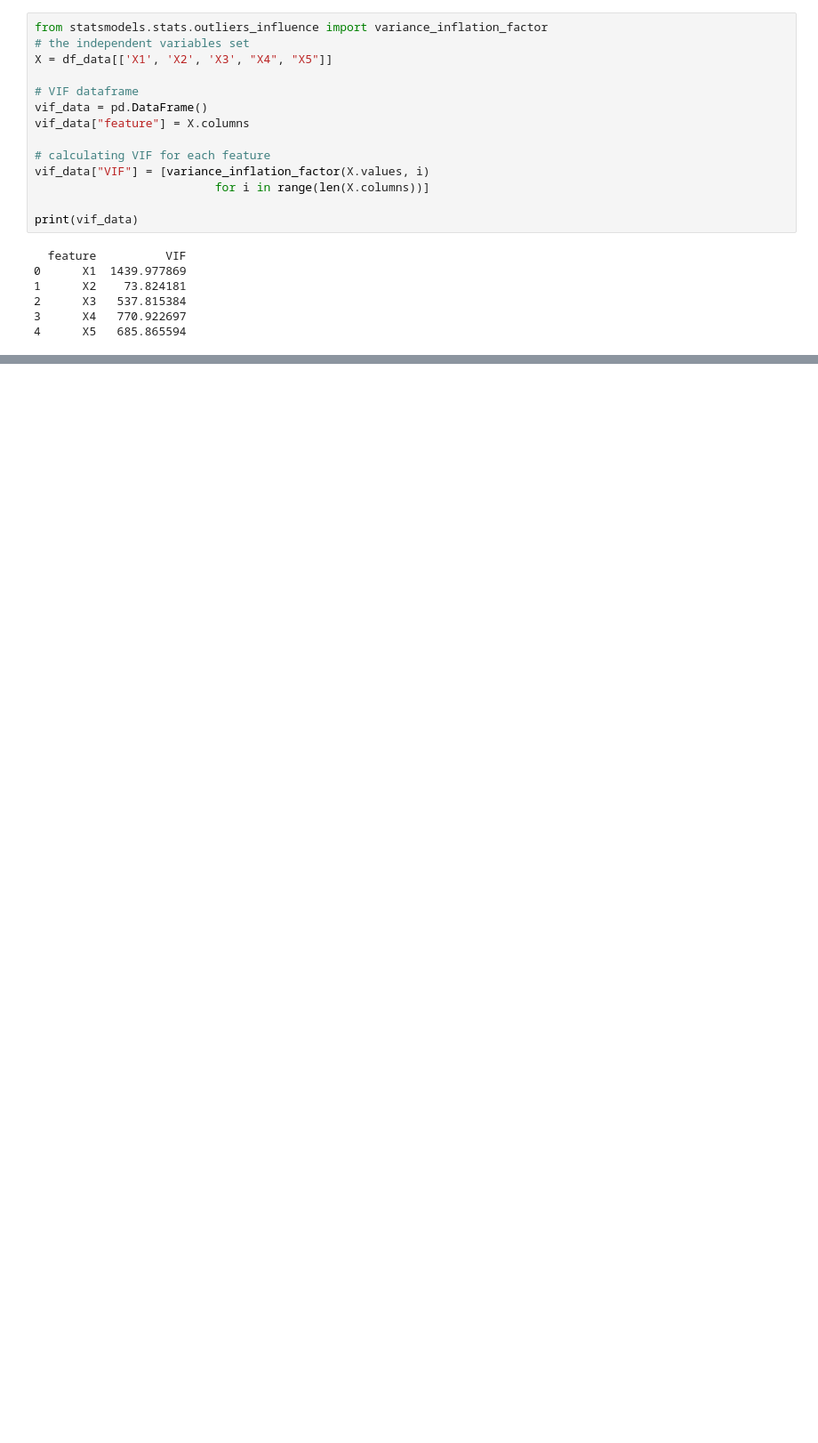
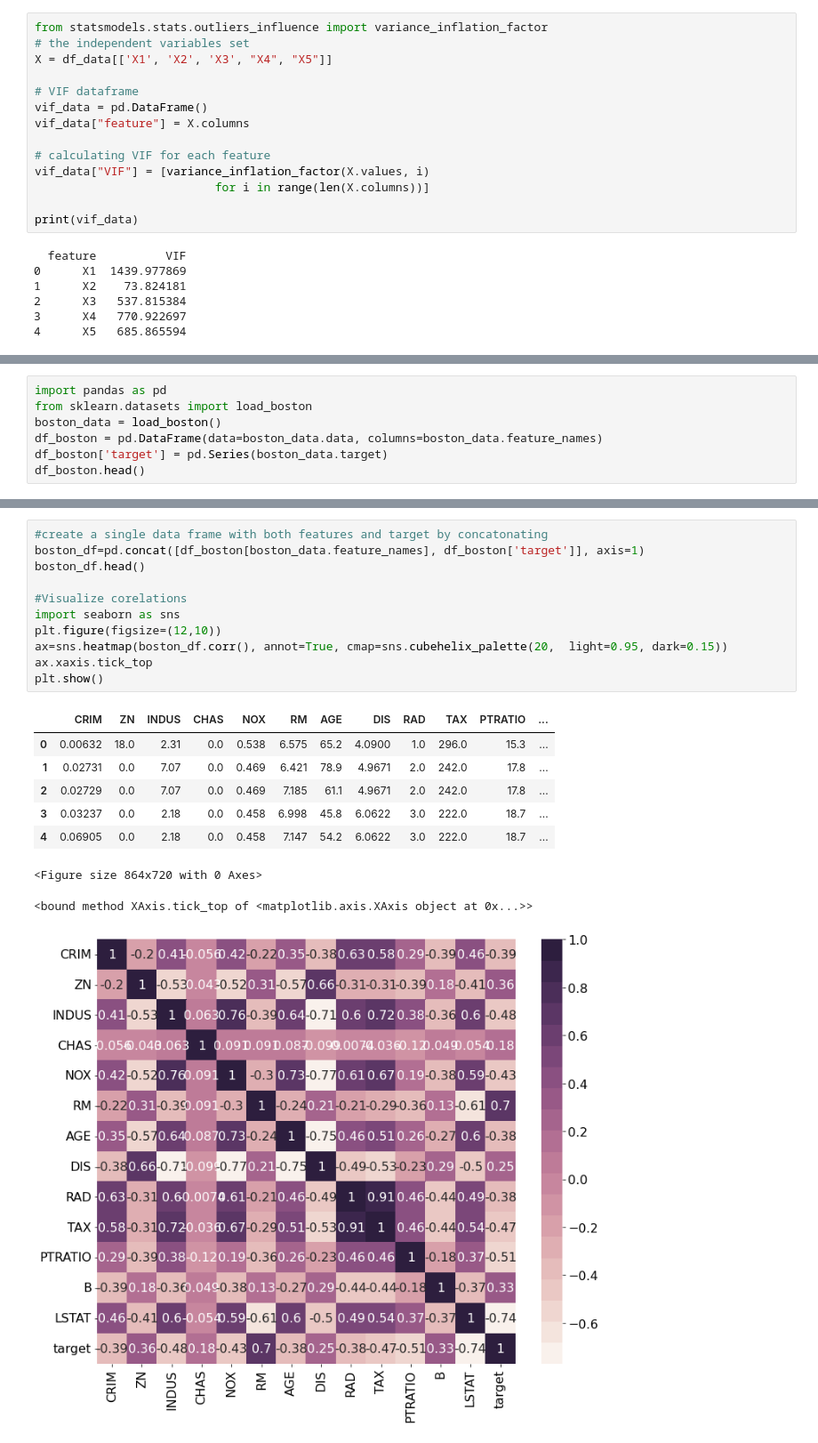
Before and after one commit to SriRamaConsultancy/LearnStatistics, a Jupyter notebook: MultiLinearRegression/MultilinearRegression_Model_Building.ipynb, the cells around one changed output, grey strips where cells are left out. Shown: that part at 89% size. Drawn from its saved outputs; the diff is of its cells as text; blank space fills up the shorter version.

```diff
--- a/MultiLinearRegression/MultilinearRegression_Model_Building.ipynb
+++ b/MultiLinearRegression/MultilinearRegression_Model_Building.ipynb
@@ -185,0 +184,7 @@ print(vif_data)
+# %%
+import pandas as pd
+from sklearn.datasets import load_boston
+boston_data = load_boston()
+df_boston = pd.DataFrame(data=boston_data.data, columns=boston_data.feature_names)
+df_boston['target'] = pd.Series(boston_data.target)
+df_boston.head()
@@ -185,0 +348,21 @@ print(vif_data)
+# %%
+#create a single data frame with both features and target by concatonating
+boston_df=pd.concat([df_boston[boston_data.feature_names], df_boston['target']], axis=1)
+boston_df.head()
+
+#Visualize corelations
+import seaborn as sns
+plt.figure(figsize=(12,10))
+ax=sns.heatmap(boston_df.corr(), annot=True, cmap=sns.cubehelix_palette(20,  light=0.95, dark=0.15))
+ax.xaxis.tick_top
+plt.show()
+# %% [output]
+|  | CRIM | ZN | INDUS | CHAS | NOX | RM | AGE | DIS | RAD | TAX | PTRATIO | ... |
+| 0 | 0.00632 | 18.0 | 2.31 | 0.0 | 0.538 | 6.575 | 65.2 | 4.0900 | 1.0 | 296.0 | 15.3 | ... |
+| 1 | 0.02731 | 0.0 | 7.07 | 0.0 | 0.469 | 6.421 | 78.9 | 4.9671 | 2.0 | 242.0 | 17.8 | ... |
+| 2 | 0.02729 | 0.0 | 7.07 | 0.0 | 0.469 | 7.185 | 61.1 | 4.9671 | 2.0 | 242.0 | 17.8 | ... |
+| 3 | 0.03237 | 0.0 | 2.18 | 0.0 | 0.458 | 6.998 | 45.8 | 6.0622 | 3.0 | 222.0 | 18.7 | ... |
+| 4 | 0.06905 | 0.0 | 2.18 | 0.0 | 0.458 | 7.147 | 54.2 | 6.0622 | 3.0 | 222.0 | 18.7 | ... |
+<Figure size 864x720 with 0 Axes>
+<bound method XAxis.tick_top of <matplotlib.axis.XAxis object at 0x...>>
+[figure, added]
```
Also changed, not shown: parts of 14 cells of this notebook.
